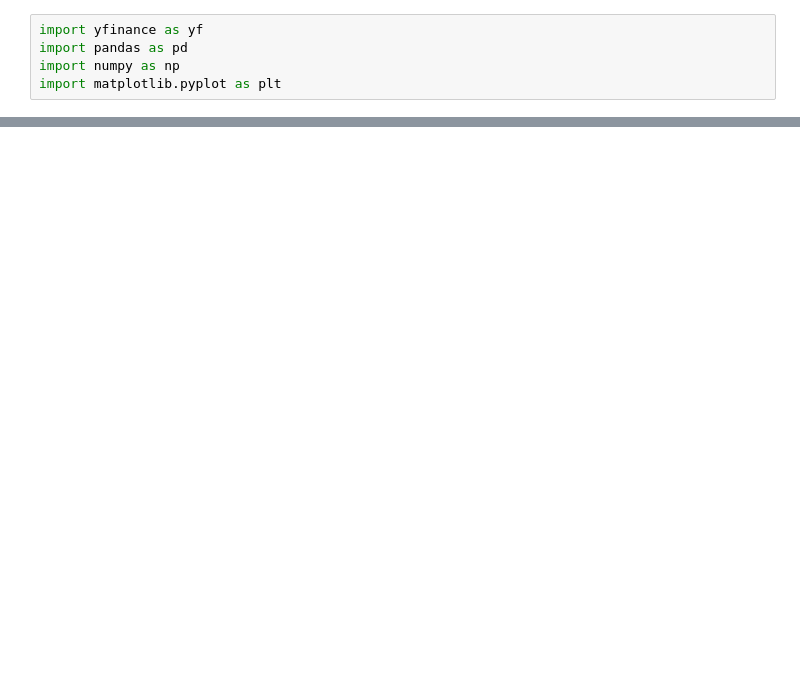
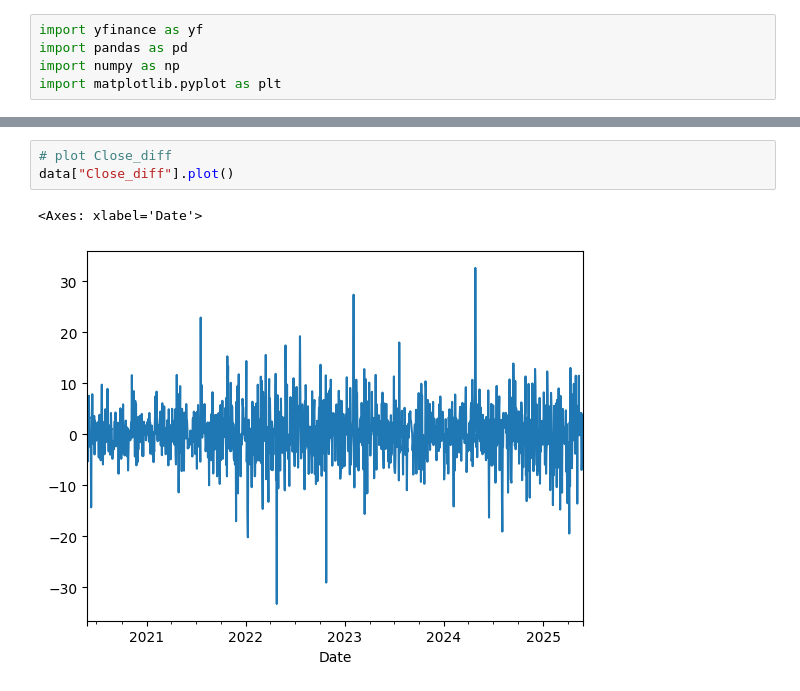
Before and after one commit to Nickeniklas/SARIMAX_stockdata_forecasting, a Jupyter notebook: stockdata_forecasting.ipynb, the cells around one changed output, grey strips where cells are left out. Drawn from its saved outputs; the diff is of its cells as text; blank space fills up the shorter version.

```diff
--- a/stockdata_forecasting.ipynb
+++ b/stockdata_forecasting.ipynb
@@ -40,0 +93,6 @@ YF.download() has changed argument auto_adjust default to True
+# %%
+# plot Close_diff
+data["Close_diff"].plot()
+# %% [output]
+<Axes: xlabel='Date'>
+[figure, added]
```
Also changed, not shown: parts of 26 cells of this notebook.
